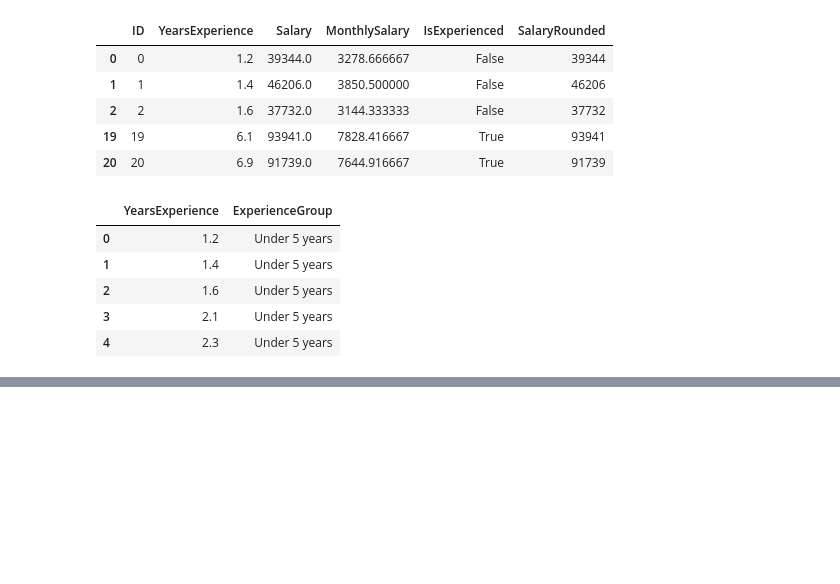
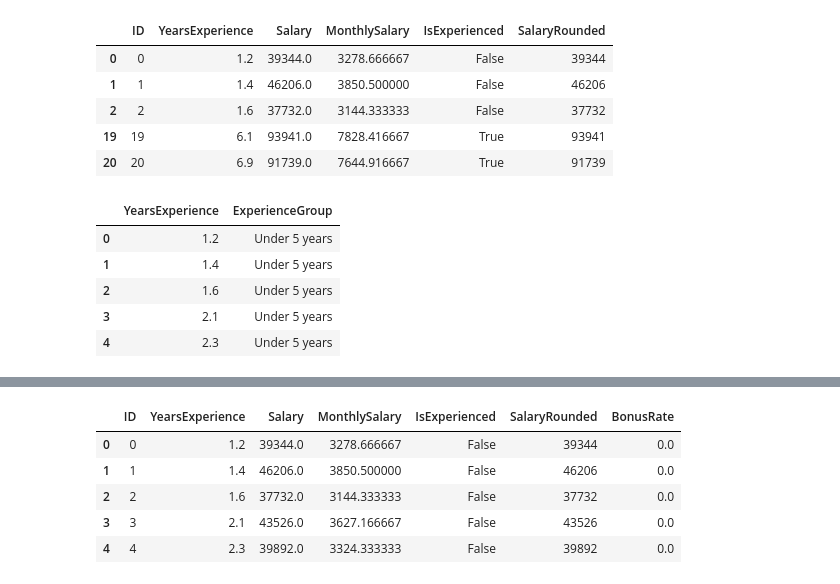
Before and after one commit to devchandhana12/Preparation, a Jupyter notebook: Pandas/pandas_practice.ipynb, the cells around one changed output, grey strips where cells are left out. Saved outputs shown, nothing was run; the diff lists cells and outputs as text; code cells hidden in the pictures; blank space fills up the shorter version.

```diff
--- a/Pandas/pandas_practice.ipynb
+++ b/Pandas/pandas_practice.ipynb
@@ -124,0 +165,13 @@ labeled_salaries[["YearsExperience","ExperienceGroup"]].head(5)
+# %%
+df["BonusRate"]  = 0.0
+
+df.loc[df["IsExperienced"]== True, "BonusRate"] = 0.05
+
+df.head(5)
+# %% [output]
+|  | ID | YearsExperience | Salary | MonthlySalary | IsExperienced | SalaryRounded | BonusRate |
+| 0 | 0 | 1.2 | 39344.0 | 3278.666667 | False | 39344 | 0.0 |
+| 1 | 1 | 1.4 | 46206.0 | 3850.500000 | False | 46206 | 0.0 |
+| 2 | 2 | 1.6 | 37732.0 | 3144.333333 | False | 37732 | 0.0 |
+| 3 | 3 | 2.1 | 43526.0 | 3627.166667 | False | 43526 | 0.0 |
+| 4 | 4 | 2.3 | 39892.0 | 3324.333333 | False | 39892 | 0.0 |
```
Also changed, not shown: parts of 5 cells of this notebook.
